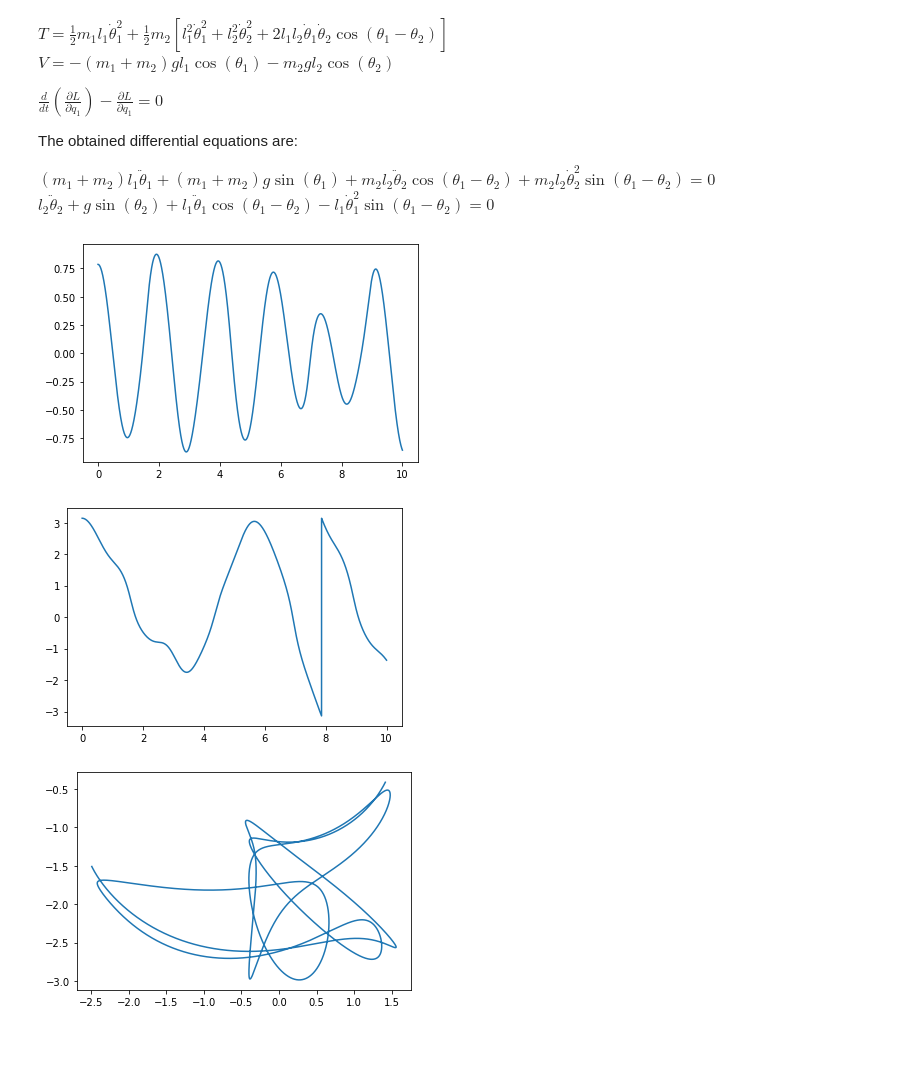
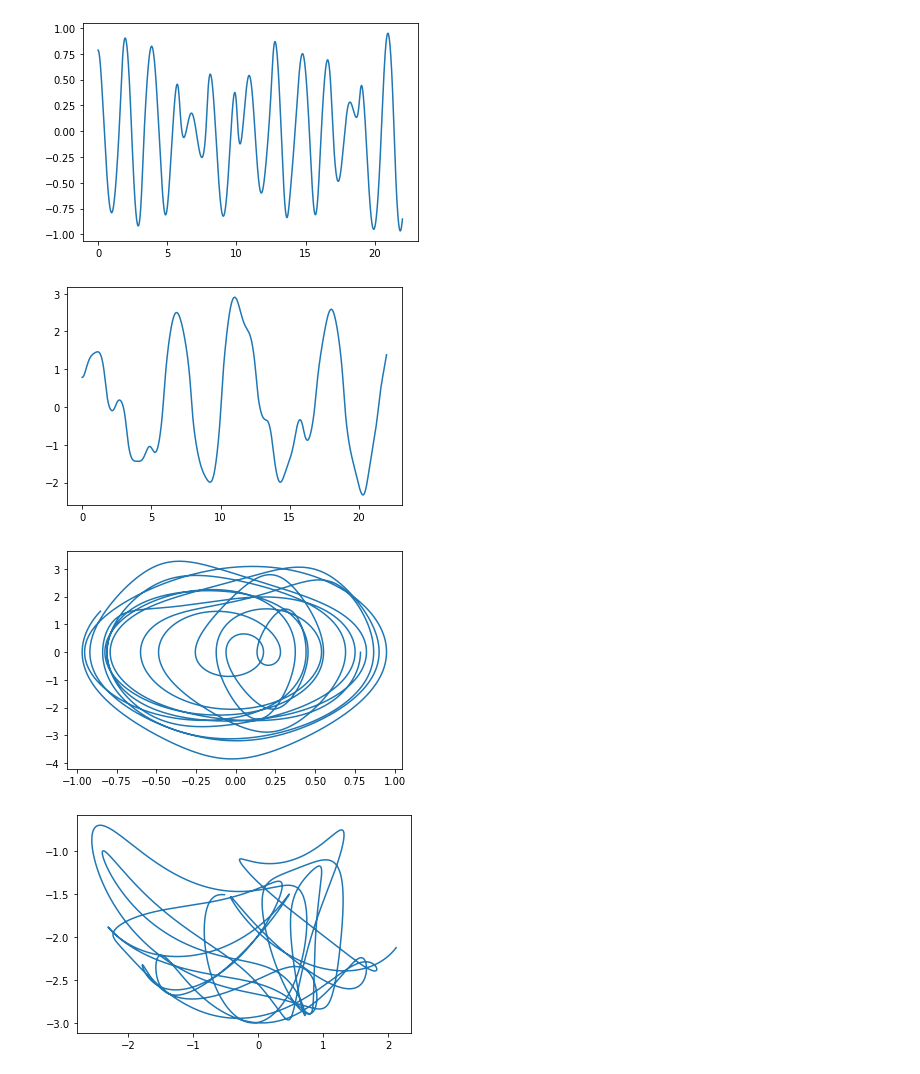
Before and after one commit to srkvatsa/Double-Pendulum, a Jupyter notebook: double_pendulum_notebook.ipynb, the cells around one changed output. Saved outputs shown, nothing was run; the diff lists cells and outputs as text; code cells hidden in the pictures; blank space fills up the shorter version.

```diff
--- a/double_pendulum_notebook.ipynb
+++ b/double_pendulum_notebook.ipynb
@@ -46,13 +183,3 @@ As we have chosen to use polar coordinates, our first order of business is to co
-# %% [markdown]
-$T =\frac{1}{2} m_1 l_1 \dot\theta_1^{2} + \frac{1}{2}m_2[l_1^{2} \dot\theta_1^{2} + l_2^{2} \dot\theta_2^{2} + 2 l_1 l_2 \dot\theta_1 \dot\theta_2 \cos(\theta_1-\theta_2)]$
-$V = -(m_1 + m_2) g l_1 \cos(\theta_1) - m_2 g l_2 \cos(\theta_2)$
-
-$\frac{d}{dt} (\frac{\partial L}{\partial \dot q_1}) - \frac{\partial L}{\partial q_1} = 0$
-
-The obtained differential equations are:
-
-$(m_1 + m_2) l_1 \ddot \theta_1 + (m_1 + m_2) g \sin(\theta_1) + m_2 l_2 \ddot \theta_2 \cos (\theta_1 - \theta_2) + m_2 l_2 \dot \theta_2^{2} \sin(\theta_1 - \theta_2) = 0$
-$l_2 \ddot \theta_2 + g \sin(\theta_2) + l_1 \ddot \theta_1 \cos(\theta_1 - \theta_2) - l_1 \dot \theta_1 ^ {2} \sin(\theta_1 - \theta_2) = 0$
 # %%
 import numpy as np
 import matplotlib.pyplot as plt
@@ -62,14 +189,14 @@ import matplotlib.pyplot as plt
 g = 9.8 #m/s^2
 
 m1 = 10 #kg
-m2 = 5 #kg
+m2 = 10 #kg
 
 l1 = 2 #m
 l2 = 1 #m
 
 #INITIAL CONDITIONS
 THETA_1_0 = np.pi / 4
-THETA_2_0 = np.pi
+THETA_2_0 = np.pi / 4
 
 THETA_DOT_1_0 = 0
 THETA_DOT_2_0 = 0
@@ -177,36 +304,37 @@ def theta(t_0, t_f):
 
     for i in range(0, len(theta_1_vals)):
         theta_1_vals[i]= toRange(theta_1_vals[i])
         theta_2_vals[i]= toRange(theta_2_vals[i])
 
 
 
 
     #print(theta_double_dot_1_vals)
     #print(theta_dot_1_vals)
     #print(theta_1_vals)
 
 
     plt.figure(1)
 
     plt.plot(timeData, theta_1_vals, label="theta_1 vs. time")
     plt.figure(2)
     plt.plot(timeData, theta_2_vals, label="theta_2 vs. time")
-    #plt.figure(3)
-    #plt.plot(theta_1_vals, theta_dot_1_vals, label="theta_2 vs theta_1")
+    plt.figure(3)
+    plt.plot(theta_1_vals, theta_dot_1_vals, label="theta_2 vs theta_1")
     plt.figure(4)
     plt.plot(x2_vals, y2_vals)
 
 
     #return theta_1, theta_2
 
 
 
 
 
 
-theta(0, 10)
+theta(0, 22)
 # %% [output]
-[figure, old version]
+[figure, new version]
-[figure, old version]
+[figure, new version]
-[figure, old version]
+[figure, new version]
+[figure, added]
```
Also changed, not shown: parts of 1 cell of this notebook.
